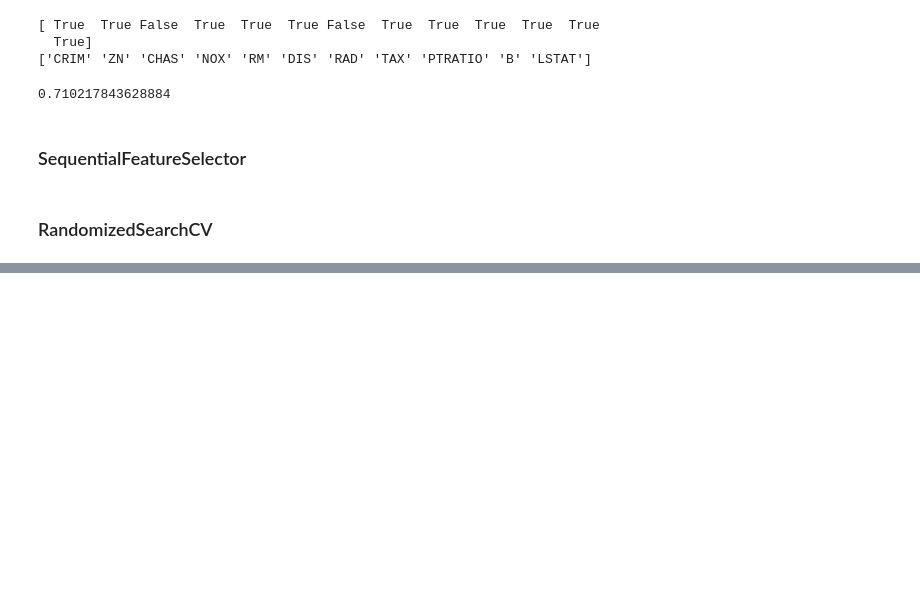
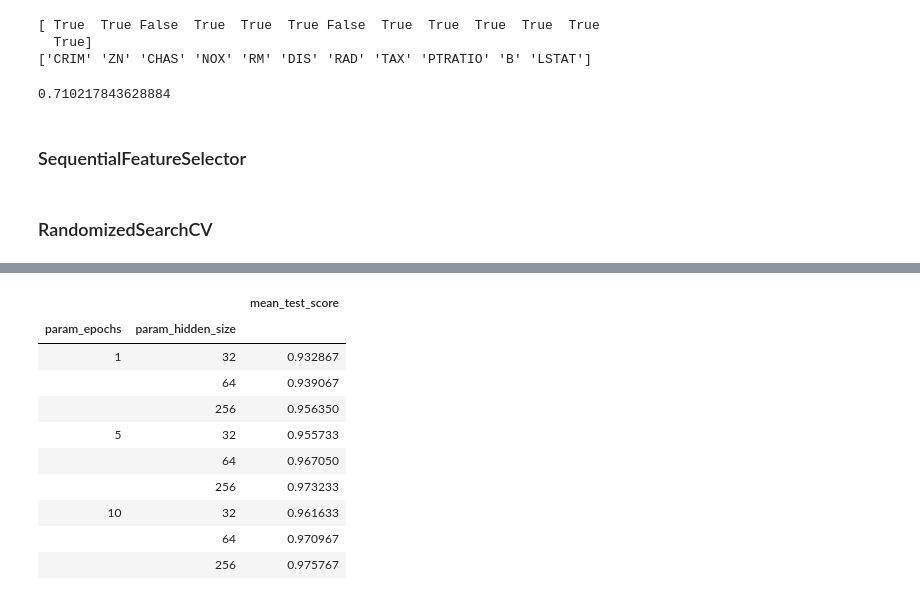
Before and after one commit to azastron/ml_tutorial, a Jupyter notebook: tutorial.ipynb, the cells around one changed output, grey strips where cells are left out. Cells and saved outputs as stored; diff of their text form; code cells hidden in the pictures; blank space fills up the shorter version.

```diff
--- a/tutorial.ipynb
+++ b/tutorial.ipynb
@@ -1095,0 +1313,16 @@ random_search = RandomizedSearchCV(clf, param_distributions=param_dist, n_iter=2
+# %%
+res = pd.DataFrame(grid.cv_results_)
+res.pivot_table(index=["param_epochs", "param_hidden_size"],
+              values=['mean_test_score'])
+# %% [output]
+|  |  | mean_test_score |
+| param_epochs | param_hidden_size |  |
+| 1 | 32 | 0.932867 |
+|  | 64 | 0.939067 |
+|  | 256 | 0.956350 |
+| 5 | 32 | 0.955733 |
+|  | 64 | 0.967050 |
+|  | 256 | 0.973233 |
+| 10 | 32 | 0.961633 |
+|  | 64 | 0.970967 |
+|  | 256 | 0.975767 |
```
Also changed, not shown: parts of 38 cells of this notebook.
